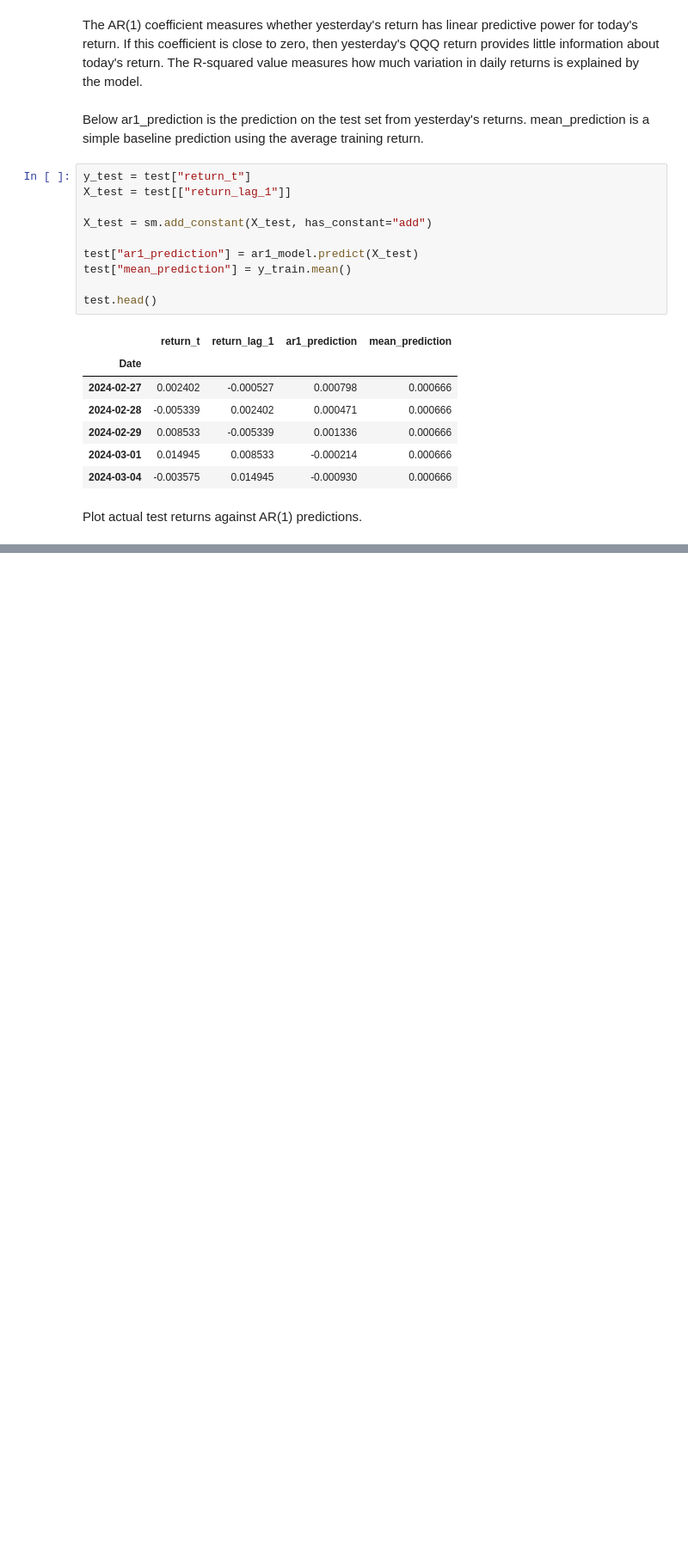
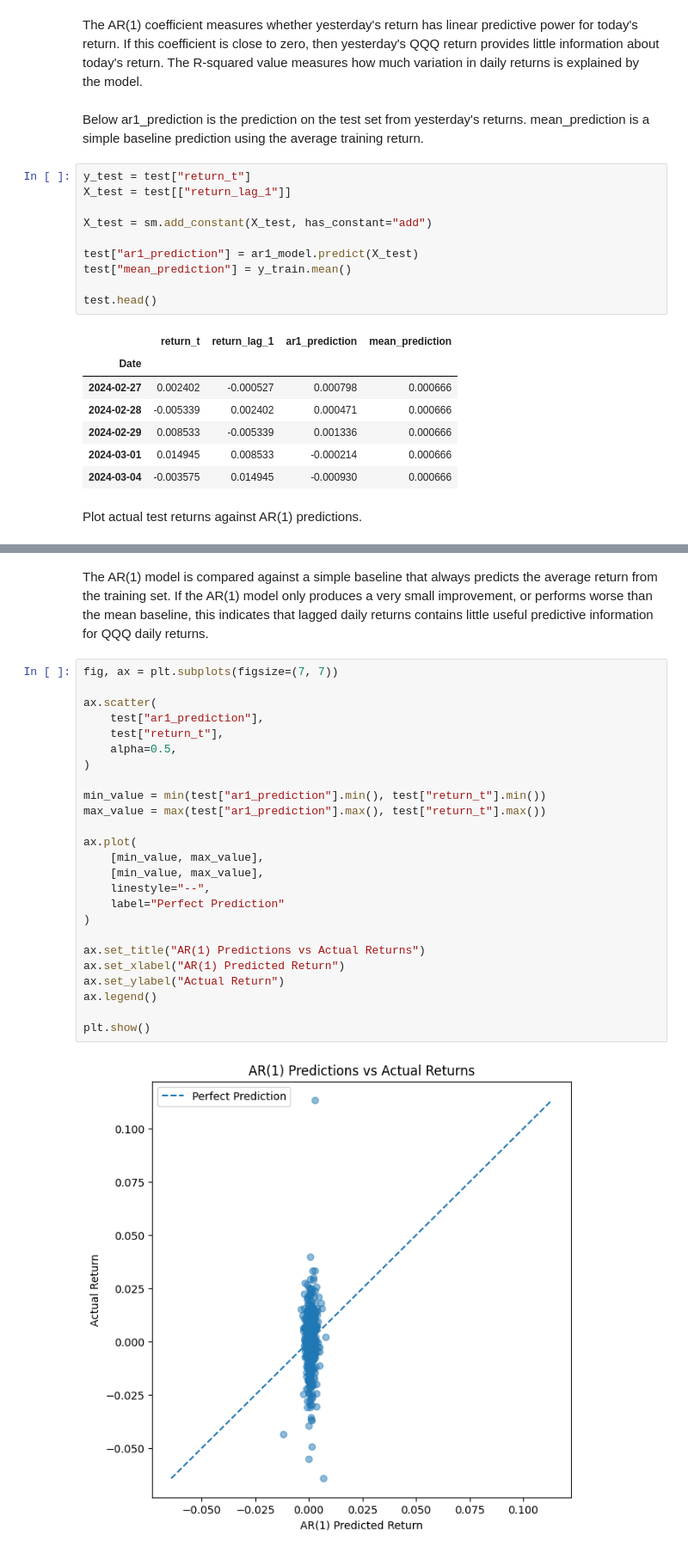
Before and after one commit to jack-samuel-ml/bayesian-times-series-finance, a Jupyter notebook: notebooks/03_ar1_model.ipynb, the cells around one changed output, grey strips where cells are left out. Shown at 86% size. Saved outputs shown, nothing was run; the diff lists cells and outputs as text; blank space fills up the shorter version.

```diff
--- a/notebooks/03_ar1_model.ipynb
+++ b/notebooks/03_ar1_model.ipynb
@@ -186,0 +224,30 @@ plt.show()
+# %% [markdown]
+The AR(1) model is compared against a simple baseline that always predicts the average return from the training set. If the
+AR(1) model only produces a very small improvement, or performs worse than the mean baseline, this indicates that lagged daily returns contains little useful predictive information for QQQ daily returns.
+# %%
+fig, ax = plt.subplots(figsize=(7, 7))
+
+ax.scatter(
+    test["ar1_prediction"],
+    test["return_t"],
+    alpha=0.5,
+)
+
+min_value = min(test["ar1_prediction"].min(), test["return_t"].min())
+max_value = max(test["ar1_prediction"].max(), test["return_t"].max())
+
+ax.plot(
+    [min_value, max_value],
+    [min_value, max_value],
+    linestyle="--",
+    label="Perfect Prediction"
+)
+
+ax.set_title("AR(1) Predictions vs Actual Returns")
+ax.set_xlabel("AR(1) Predicted Return")
+ax.set_ylabel("Actual Return")
+ax.legend()
+
+plt.show()
+# %% [output]
+[figure, added]
```
Also changed, not shown: parts of 8 cells of this notebook, 1 other file.
